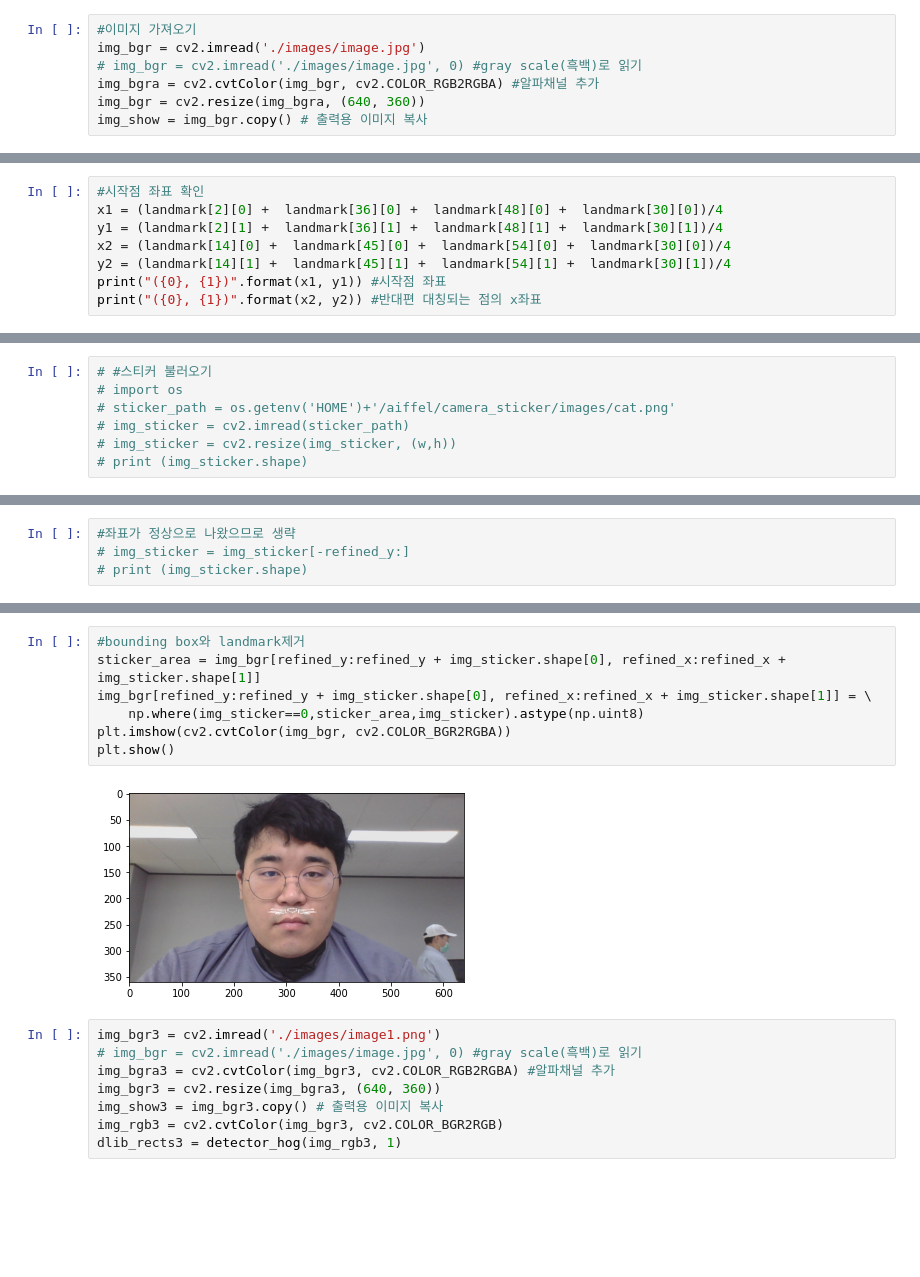
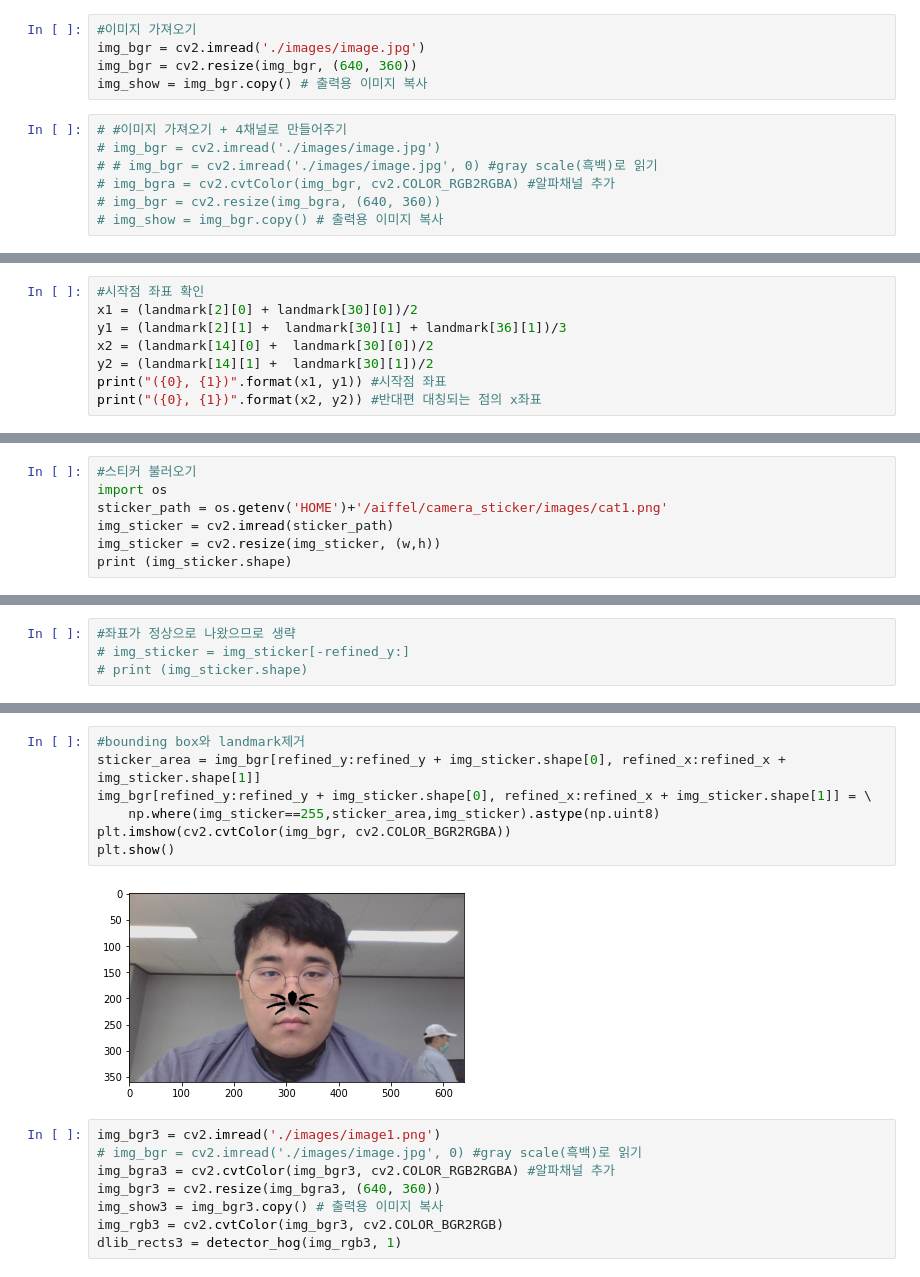
Before and after one commit to hongdune/aiffel, a Jupyter notebook: E10_camera_sticker.ipynb, the cells around one changed output, grey strips where cells are left out. Saved outputs shown, nothing was run; the diff lists cells and outputs as text; blank space fills up the shorter version.

```diff
--- a/E10_camera_sticker.ipynb
+++ b/E10_camera_sticker.ipynb
@@ -6,13 +6,18 @@ import requests
 from io import BytesIO
 from PIL import Image
 from cairosvg import svg2png
+# %%
+#이미지 가져오기
+img_bgr = cv2.imread('./images/image.jpg')
+img_bgr = cv2.resize(img_bgr, (640, 360))
+img_show = img_bgr.copy() # 출력용 이미지 복사
 # %%
-#이미지 가져오기
-img_bgr = cv2.imread('./images/image.jpg')
-# img_bgr = cv2.imread('./images/image.jpg', 0) #gray scale(흑백)로 읽기
-img_bgra = cv2.cvtColor(img_bgr, cv2.COLOR_RGB2RGBA) #알파채널 추가
-img_bgr = cv2.resize(img_bgra, (640, 360))
-img_show = img_bgr.copy() # 출력용 이미지 복사
+# #이미지 가져오기 + 4채널로 만들어주기
+# img_bgr = cv2.imread('./images/image.jpg')
+# # img_bgr = cv2.imread('./images/image.jpg', 0) #gray scale(흑백)로 읽기
+# img_bgra = cv2.cvtColor(img_bgr, cv2.COLOR_RGB2RGBA) #알파채널 추가
+# img_bgr = cv2.resize(img_bgra, (640, 360))
+# img_show = img_bgr.copy() # 출력용 이미지 복사
 # %%
 img_show.shape
 # %% [output]
@@ -95,10 +101,10 @@ img_show_rgb.shape
 (360, 640, 4)
 # %%
 #시작점 좌표 확인
-x1 = (landmark[2][0] +  landmark[36][0] +  landmark[48][0] +  landmark[30][0])/4
-y1 = (landmark[2][1] +  landmark[36][1] +  landmark[48][1] +  landmark[30][1])/4
-x2 = (landmark[14][0] +  landmark[45][0] +  landmark[54][0] +  landmark[30][0])/4
-y2 = (landmark[14][1] +  landmark[45][1] +  landmark[54][1] +  landmark[30][1])/4
+x1 = (landmark[2][0] + landmark[30][0])/2
+y1 = (landmark[2][1] +  landmark[30][1] + landmark[36][1])/3
+x2 = (landmark[14][0] +  landmark[30][0])/2
+y2 = (landmark[14][1] +  landmark[30][1])/2
 print("({0}, {1})".format(x1, y1)) #시작점 좌표
 print("({0}, {1})".format(x2, y2)) #반대편 대칭되는 점의 x좌표
 # %% [output]
@@ -137,7 +141,7 @@ print (img_sticker.shape)
 # %%
-# #스티커 불러오기
-# import os
-# sticker_path = os.getenv('HOME')+'/aiffel/camera_sticker/images/cat.png'
-# img_sticker = cv2.imread(sticker_path)
-# img_sticker = cv2.resize(img_sticker, (w,h))
-# print (img_sticker.shape)
+#스티커 불러오기
+import os
+sticker_path = os.getenv('HOME')+'/aiffel/camera_sticker/images/cat1.png'
+img_sticker = cv2.imread(sticker_path)
+img_sticker = cv2.resize(img_sticker, (w,h))
+print (img_sticker.shape)
@@ -171,12 +177,12 @@ plt.show()
 # %%
 #bounding box와 landmark제거
 sticker_area = img_bgr[refined_y:refined_y + img_sticker.shape[0], refined_x:refined_x + img_sticker.shape[1]]
 img_bgr[refined_y:refined_y + img_sticker.shape[0], refined_x:refined_x + img_sticker.shape[1]] = \
-    np.where(img_sticker==0,sticker_area,img_sticker).astype(np.uint8)
+    np.where(img_sticker==255,sticker_area,img_sticker).astype(np.uint8)
 plt.imshow(cv2.cvtColor(img_bgr, cv2.COLOR_BGR2RGBA))
 plt.show()
 # %% [output]
-[figure, old version]
+[figure, new version]
 # %%
 img_bgr3 = cv2.imread('./images/image1.png')
 # img_bgr = cv2.imread('./images/image.jpg', 0) #gray scale(흑백)로 읽기
```
Also changed, not shown: parts of 19 cells of this notebook, 10 other files.
